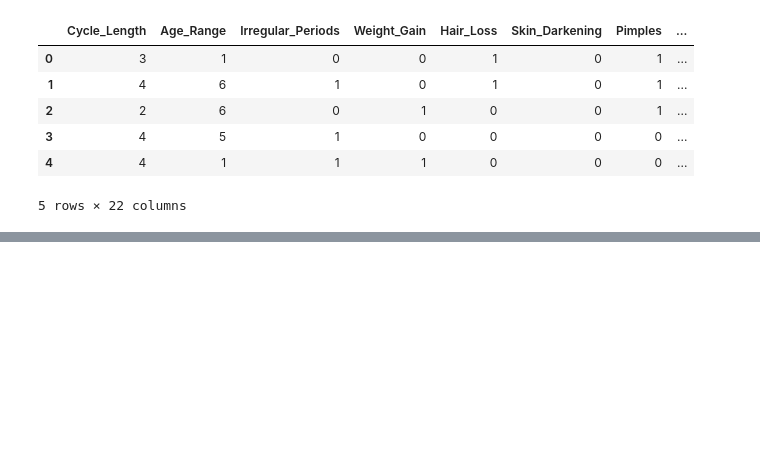
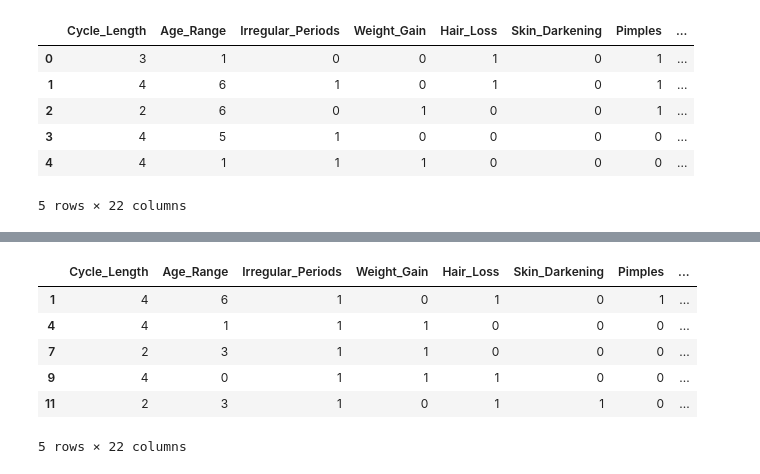
Before and after one commit to LevelVoid/TestModel, a Jupyter notebook: test.ipynb, the cells around one changed output, grey strips where cells are left out. Drawn from its saved outputs; the diff is of its cells as text; code cells hidden in the pictures; blank space fills up the shorter version.

```diff
--- a/test.ipynb
+++ b/test.ipynb
@@ -170,0 +296,10 @@ EDA Visualization Completed Successfully.
+# %%
+pcos_df.head()
+# %% [output]
+|  | Cycle_Length | Age_Range | Irregular_Periods | Weight_Gain | Hair_Loss | Skin_Darkening | Pimples | ... |
+| 1 | 4 | 6 | 1 | 0 | 1 | 0 | 1 | ... |
+| 4 | 4 | 1 | 1 | 1 | 0 | 0 | 0 | ... |
+| 7 | 2 | 3 | 1 | 1 | 0 | 0 | 0 | ... |
+| 9 | 4 | 0 | 1 | 1 | 1 | 0 | 0 | ... |
+| 11 | 2 | 3 | 1 | 0 | 1 | 1 | 0 | ... |
+5 rows × 22 columns
```
Also changed, not shown: parts of 8 cells of this notebook, 1 other file.
